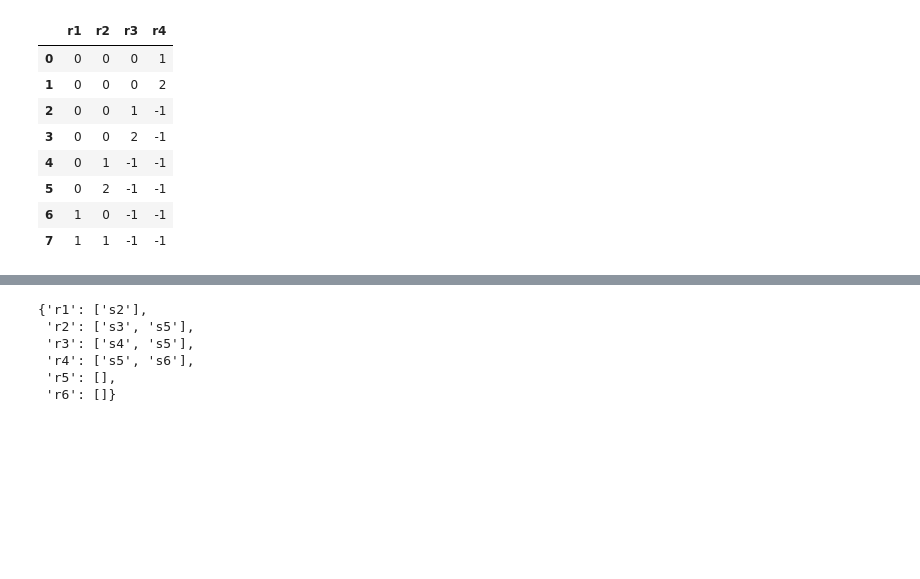
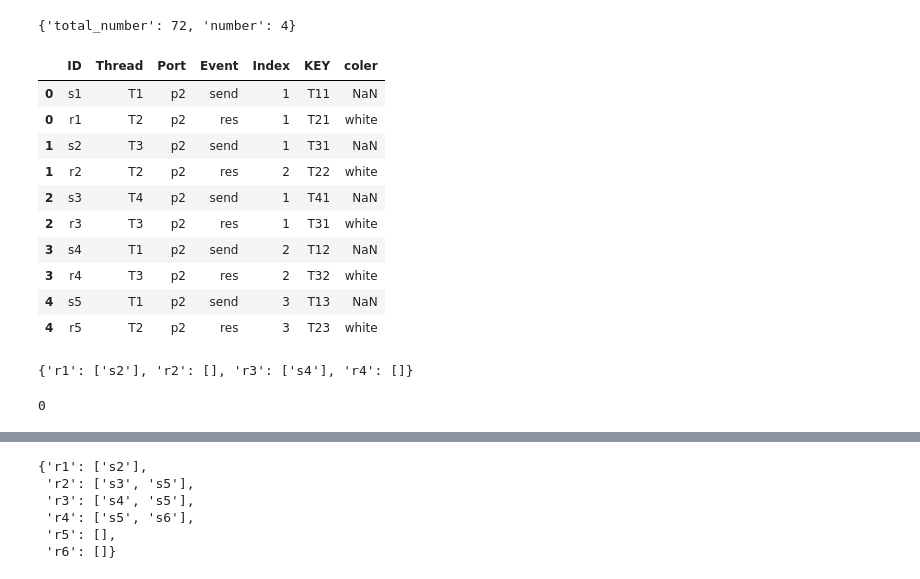
Before and after one commit to fswu0831/RTOS_sample_Algorithm, a Jupyter notebook: pro_env.ipynb, the cells around one changed output, grey strips where cells are left out. Cells and saved outputs as stored; diff of their text form; code cells hidden in the pictures; blank space fills up the shorter version.

```diff
--- a/pro_env.ipynb
+++ b/pro_env.ipynb
@@ -698,12 +602,0 @@ Q5
-# %%
-table
-# %% [output]
-|  | r1 | r2 | r3 | r4 |
-| 0 | 0 | 0 | 0 | 1 |
-| 1 | 0 | 0 | 0 | 2 |
-| 2 | 0 | 0 | 1 | -1 |
-| 3 | 0 | 0 | 2 | -1 |
-| 4 | 0 | 1 | -1 | -1 |
-| 5 | 0 | 2 | -1 | -1 |
-| 6 | 1 | 0 | -1 | -1 |
-| 7 | 1 | 1 | -1 | -1 |
@@ -709,0 +682,5 @@ table
+# %%
+SVQR(Qr,Qs)
+Def_Use(Qr,Qs)
+# %% [output]
+{'total_number': 72, 'number': 4}
@@ -709,0 +709,59 @@ table
+# %%
+sample=pd.concat([Qs[0],Qr[0]]).sort_index()
+sample
+# %% [output]
+|  | ID | Thread | Port | Event | Index | KEY | coler |
+| 0 | s1 | T1 | p2 | send | 1 | T11 | NaN |
+| 0 | r1 | T2 | p2 | res | 1 | T21 | white |
+| 1 | s2 | T3 | p2 | send | 1 | T31 | NaN |
+| 1 | r2 | T2 | p2 | res | 2 | T22 | white |
+| 2 | s3 | T4 | p2 | send | 1 | T41 | NaN |
+| 2 | r3 | T3 | p2 | res | 1 | T31 | white |
+| 3 | s4 | T1 | p2 | send | 2 | T12 | NaN |
+| 3 | r4 | T3 | p2 | res | 2 | T32 | white |
+| 4 | s5 | T1 | p2 | send | 3 | T13 | NaN |
+| 4 | r5 | T2 | p2 | res | 3 | T23 | white |
+# %%
+race_set={}
+combination_table=pd.DataFrame({},columns=['PORT','SEND','RECV'],dtype='object')
+global Qr
+global Qs
+# race_set の初期化
+for i in range(len(Qr[0])):
+
+    race_set[Qr[0].iloc[i].ID]=[]
+
+# sでループ
+for i in range(len(Qs[0])):
+    #sでループ
+
+    number=Qs[0].iloc[i].name
+    ID=Qs[0].iloc[i].ID
+    thread=Qs[0].iloc[i].Thread
+    port=Qs[0].iloc[i].Port
+
+    pair_event=Qr[0].iloc[number]
+
+    Qr_temp=Qr[0][(Qr[0].Thread==pair_event.Thread) & (Qr[0].Port==pair_event.Port) & (Qr[0].Index<pair_event.Index)] # race_setの候補
+    for j in range(len(Qr_temp)):
+        s_dash=Qs[0].loc[Qr_temp.iloc[j].name]
+        if s_dash.ID not in Qs_unique[Qs_unique.ID==ID].iloc[0].cstruct:
+            if combination==1:
+                if combination_check(combination_table,port,thread,s_dash.Thread,pair_event.Thread,Qr_temp.iloc[j].Thread):
+                    race_set[Qr_temp.iloc[j].ID].append(ID)
+                    send_set='['+thread+','+s_dash.Thread+']'
+                    recv_set='['+pair_event.Thread+','+Qr_temp.iloc[j].Thread+']'
+                    data=[str(port),send_set,recv_set]
+                    append_table=pd.DataFrame(data=[data],columns=['PORT','SEND','RECV'],dtype='object')
+                    combination_table=combination_table.append(append_table,ignore_index=True)
+            elif combination==0:
+                race_set[Qr_temp.iloc[j].ID].append(ID)
+
+
+    #これ以降はrの次がrだったとき
+# %% [output]
+{'r1': ['s2'], 'r2': [], 'r3': ['s4'], 'r4': []}
+# %%
+combination_table.iloc[0]
+# %% [output]
+0
```
Also changed, not shown: parts of 10 cells of this notebook, 2 other files.
